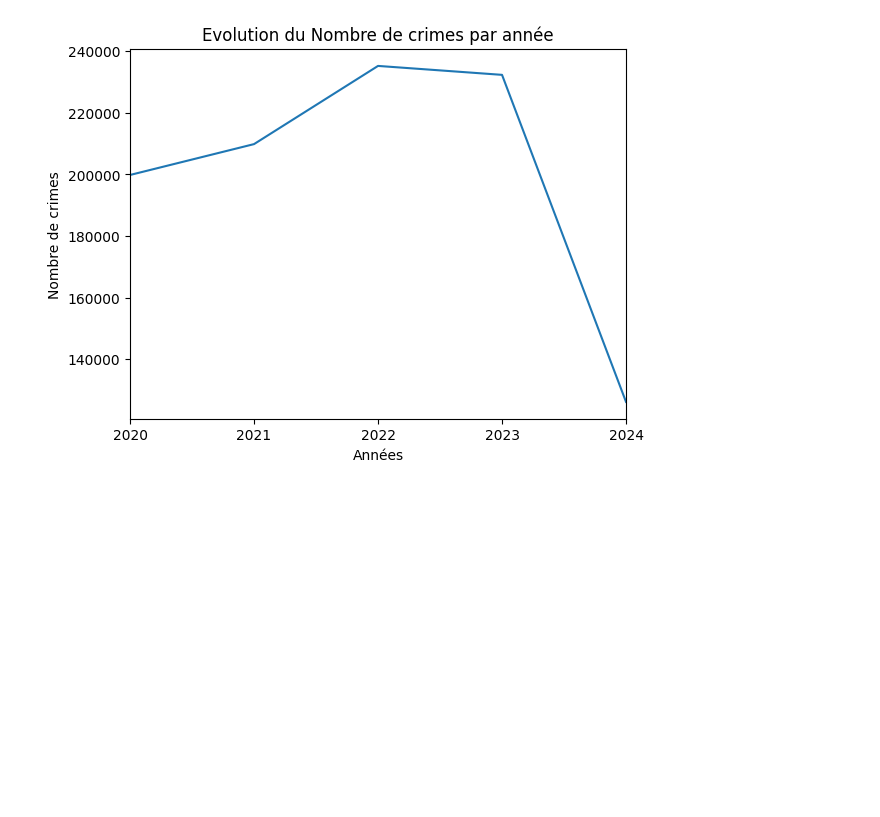
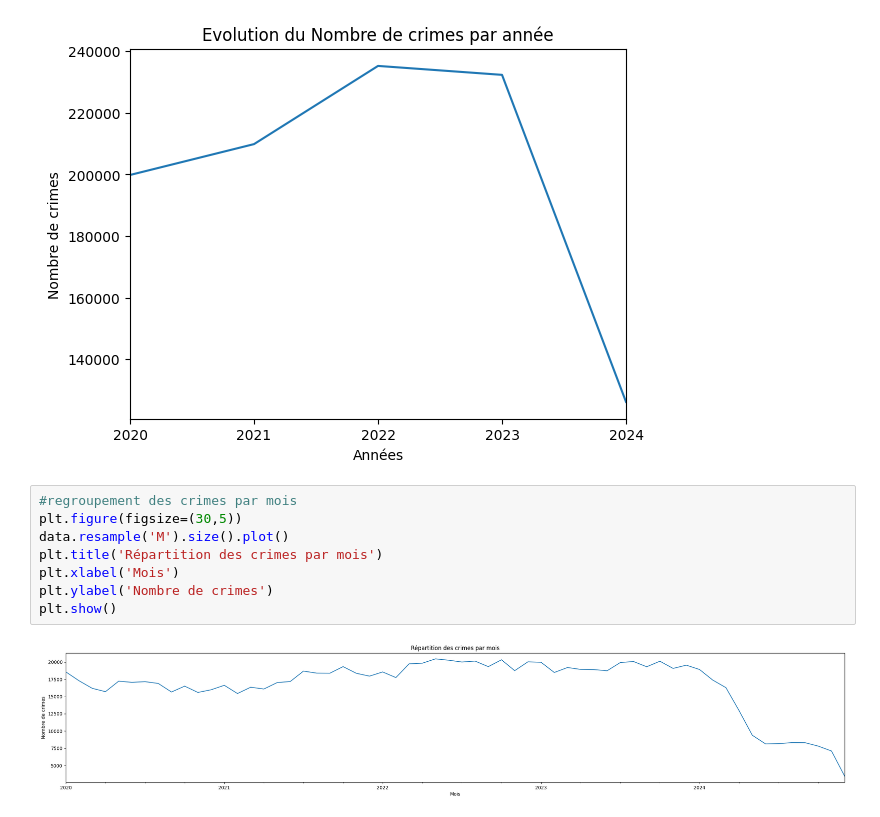
Before and after one commit to Gustiyn/Crime_Data_Analysis, a Jupyter notebook: Crime_data.ipynb, the cells around one changed output. Drawn from its saved outputs; the diff is of its cells as text; blank space fills up the shorter version.

```diff
--- a/Crime_data.ipynb
+++ b/Crime_data.ipynb
@@ -101,6 +168,16 @@ plt.ylabel('Nombre de crimes')
 plt.show()
 # %% [output]
 [figure]
+# %%
+#regroupement des crimes par mois
+plt.figure(figsize=(30,5))
+data.resample('M').size().plot()
+plt.title('Répartition des crimes par mois')
+plt.xlabel('Mois')
+plt.ylabel('Nombre de crimes')
+plt.show()
+# %% [output]
+[figure, added]
 # %%
 #Répartition des crimes par catégories
 plt.figure(figsize=(30, 5))
```
Also changed, not shown: parts of 16 cells of this notebook.
